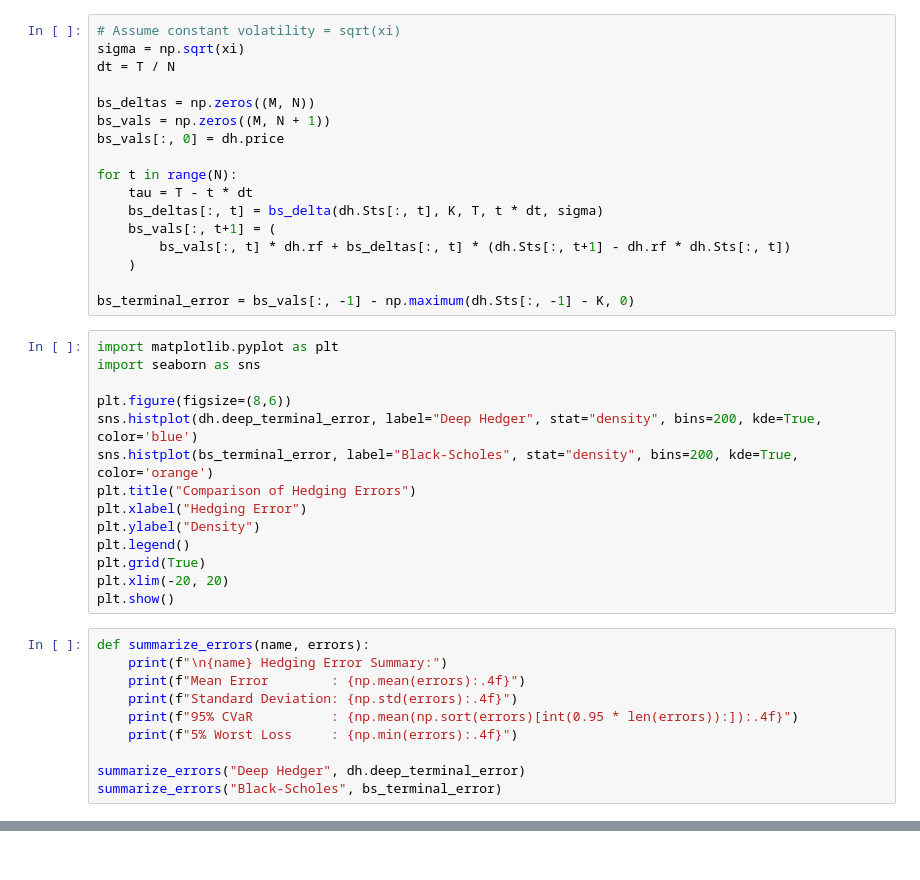
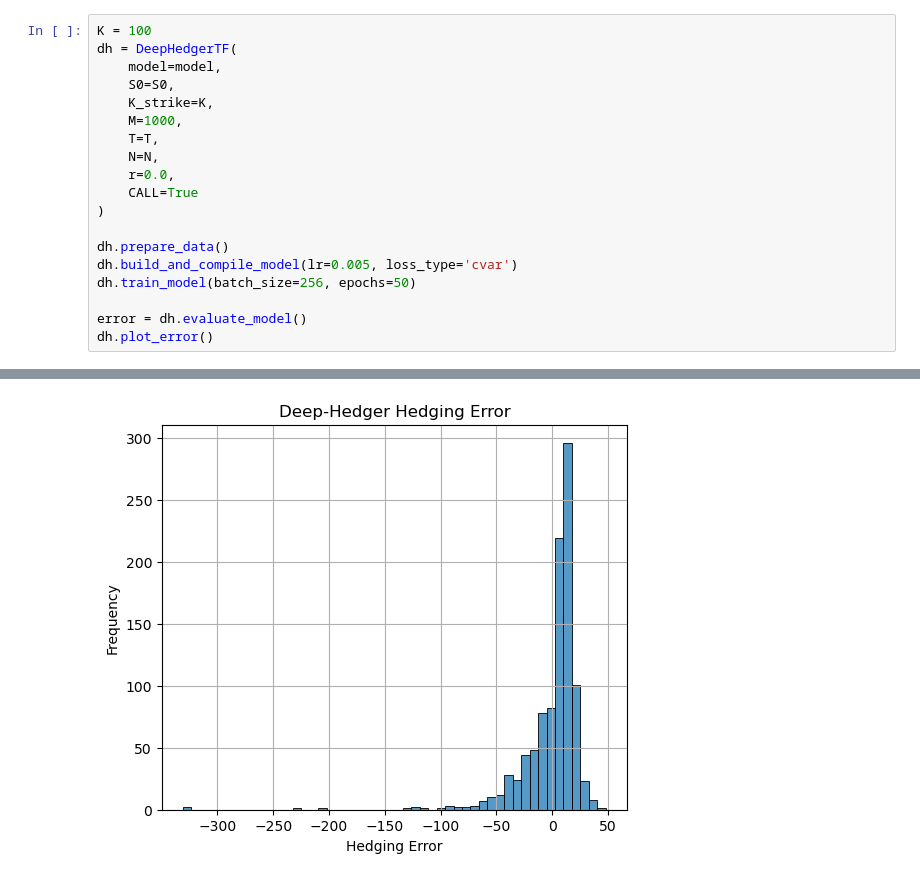
Before and after one commit to zaccheus-lines/rBergomi, a Jupyter notebook: notebooks/rbergomi.ipynb, the cells around one changed output, grey strips where cells are left out. Saved outputs shown, nothing was run; the diff lists cells and outputs as text.

```diff
--- a/notebooks/rbergomi.ipynb
+++ b/notebooks/rbergomi.ipynb
@@ -274,41 +81,20 @@ plt.show()
-# %%
-# Assume constant volatility = sqrt(xi)
-sigma = np.sqrt(xi)
-dt = T / N
-
-bs_deltas = np.zeros((M, N))
-bs_vals = np.zeros((M, N + 1))
-bs_vals[:, 0] = dh.price
-
-for t in range(N):
-    tau = T - t * dt
-    bs_deltas[:, t] = bs_delta(dh.Sts[:, t], K, T, t * dt, sigma)
-    bs_vals[:, t+1] = (
-        bs_vals[:, t] * dh.rf + bs_deltas[:, t] * (dh.Sts[:, t+1] - dh.rf * dh.Sts[:, t])
-    )
-
-bs_terminal_error = bs_vals[:, -1] - np.maximum(dh.Sts[:, -1] - K, 0)
-# %%
-import matplotlib.pyplot as plt
-import seaborn as sns
-
-plt.figure(figsize=(8,6))
-sns.histplot(dh.deep_terminal_error, label="Deep Hedger", stat="density", bins=200, kde=True, color='blue')
-sns.histplot(bs_terminal_error, label="Black-Scholes", stat="density", bins=200, kde=True, color='orange')
-plt.title("Comparison of Hedging Errors")
-plt.xlabel("Hedging Error")
-plt.ylabel("Density")
-plt.legend()
-plt.grid(True)
-plt.xlim(-20, 20)
-plt.show()
-# %%
-def summarize_errors(name, errors):
-    print(f"\n{name} Hedging Error Summary:")
-    print(f"Mean Error        : {np.mean(errors):.4f}")
-    print(f"Standard Deviation: {np.std(errors):.4f}")
-    print(f"95% CVaR          : {np.mean(np.sort(errors)[int(0.95 * len(errors)):]):.4f}")
-    print(f"5% Worst Loss     : {np.min(errors):.4f}")
-
-summarize_errors("Deep Hedger", dh.deep_terminal_error)
-summarize_errors("Black-Scholes", bs_terminal_error)
+# %%
+K = 100
+dh = DeepHedgerTF(
+    model=model,
+    S0=S0,
+    K_strike=K,
+    M=1000,
+    T=T,
+    N=N,
+    r=0.0,
+    CALL=True
+)
+
+dh.prepare_data()
+dh.build_and_compile_model(lr=0.005, loss_type='cvar')
+dh.train_model(batch_size=256, epochs=50)
+
+error = dh.evaluate_model()
+dh.plot_error()
+# %% [output]
@@ -314,0 +118 @@ summarize_errors("Black-Scholes", bs_terminal_error)
+[figure, added]
```
Also changed, not shown: parts of 10 cells of this notebook, 7 other files.
